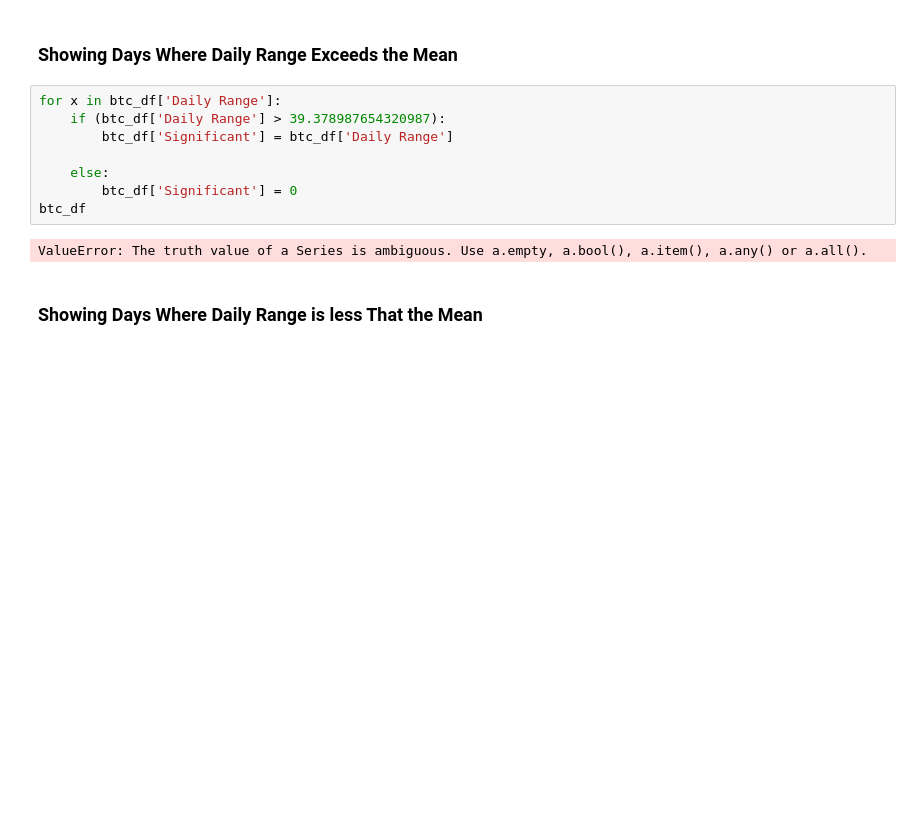
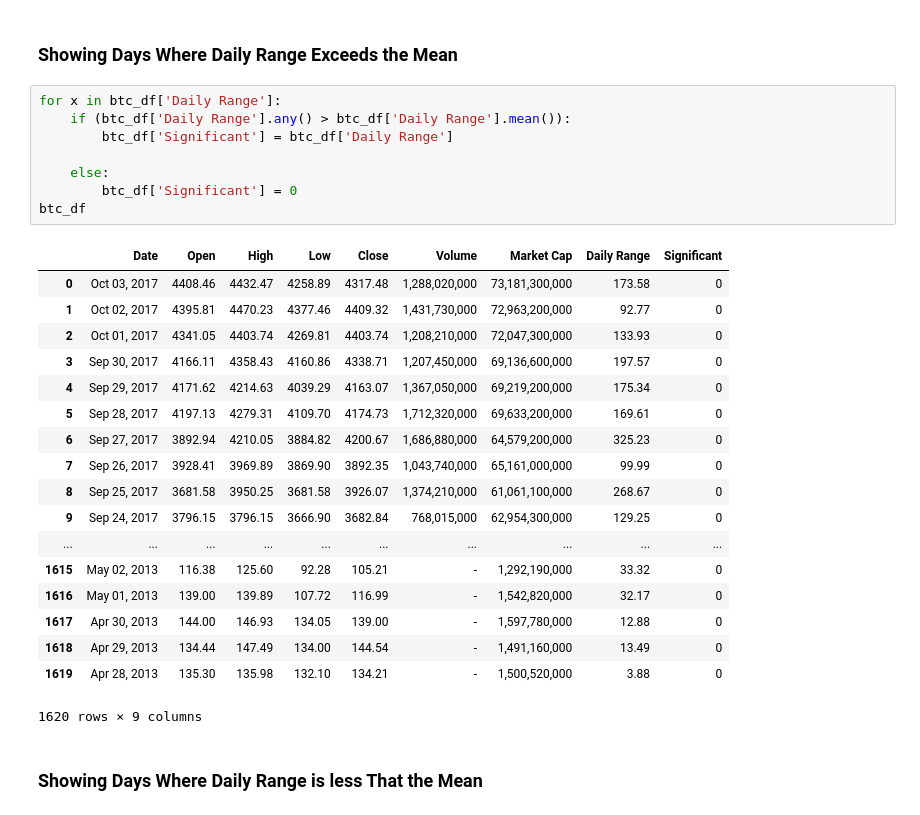
Before and after one commit to kayne10/Crypto-Pirates, a Jupyter notebook: pandas_scripts/MasterDataFrame.ipynb, the cells around one changed output. Saved outputs shown, nothing was run; the diff lists cells and outputs as text; blank space fills up the shorter version.

Commit message:
significant work

```diff
--- a/pandas_scripts/MasterDataFrame.ipynb
+++ b/pandas_scripts/MasterDataFrame.ipynb
@@ -36,14 +36,31 @@ btc_df['Daily Range'].mean()
 ### Showing Days Where Daily Range Exceeds the Mean
 # %%
 for x in btc_df['Daily Range']:
-    if (btc_df['Daily Range'] > 39.378987654320987):
+    if (btc_df['Daily Range'].any() > btc_df['Daily Range'].mean()):
         btc_df['Significant'] = btc_df['Daily Range']
 
     else:
         btc_df['Significant'] = 0
 btc_df
 # %% [output]
+|  | Date | Open | High | Low | Close | Volume | Market Cap | Daily Range | Significant |
+| 0 | Oct 03, 2017 | 4408.46 | 4432.47 | 4258.89 | 4317.48 | 1,288,020,000 | 73,181,300,000 | 173.58 | 0 |
+| 1 | Oct 02, 2017 | 4395.81 | 4470.23 | 4377.46 | 4409.32 | 1,431,730,000 | 72,963,200,000 | 92.77 | 0 |
+| 2 | Oct 01, 2017 | 4341.05 | 4403.74 | 4269.81 | 4403.74 | 1,208,210,000 | 72,047,300,000 | 133.93 | 0 |
+| 3 | Sep 30, 2017 | 4166.11 | 4358.43 | 4160.86 | 4338.71 | 1,207,450,000 | 69,136,600,000 | 197.57 | 0 |
+| 4 | Sep 29, 2017 | 4171.62 | 4214.63 | 4039.29 | 4163.07 | 1,367,050,000 | 69,219,200,000 | 175.34 | 0 |
+| 5 | Sep 28, 2017 | 4197.13 | 4279.31 | 4109.70 | 4174.73 | 1,712,320,000 | 69,633,200,000 | 169.61 | 0 |
+| 6 | Sep 27, 2017 | 3892.94 | 4210.05 | 3884.82 | 4200.67 | 1,686,880,000 | 64,579,200,000 | 325.23 | 0 |
+| 7 | Sep 26, 2017 | 3928.41 | 3969.89 | 3869.90 | 3892.35 | 1,043,740,000 | 65,161,000,000 | 99.99 | 0 |
+| 8 | Sep 25, 2017 | 3681.58 | 3950.25 | 3681.58 | 3926.07 | 1,374,210,000 | 61,061,100,000 | 268.67 | 0 |
+| 9 | Sep 24, 2017 | 3796.15 | 3796.15 | 3666.90 | 3682.84 | 768,015,000 | 62,954,300,000 | 129.25 | 0 |
+| ... | ... | ... | ... | ... | ... | ... | ... | ... | ... |
+| 1615 | May 02, 2013 | 116.38 | 125.60 | 92.28 | 105.21 | - | 1,292,190,000 | 33.32 | 0 |
+| 1616 | May 01, 2013 | 139.00 | 139.89 | 107.72 | 116.99 | - | 1,542,820,000 | 32.17 | 0 |
+| 1617 | Apr 30, 2013 | 144.00 | 146.93 | 134.05 | 139.00 | - | 1,597,780,000 | 12.88 | 0 |
+| 1618 | Apr 29, 2013 | 134.44 | 147.49 | 134.00 | 144.54 | - | 1,491,160,000 | 13.49 | 0 |
+| 1619 | Apr 28, 2013 | 135.30 | 135.98 | 132.10 | 134.21 | - | 1,500,520,000 | 3.88 | 0 |
-ValueError: The truth value of a Series is ambiguous. Use a.empty, a.bool(), a.item(), a.any() or a.all().
+1620 rows × 9 columns
 # %% [markdown]
 ### Showing Days Where Daily Range is less That the Mean
 # %%
```
